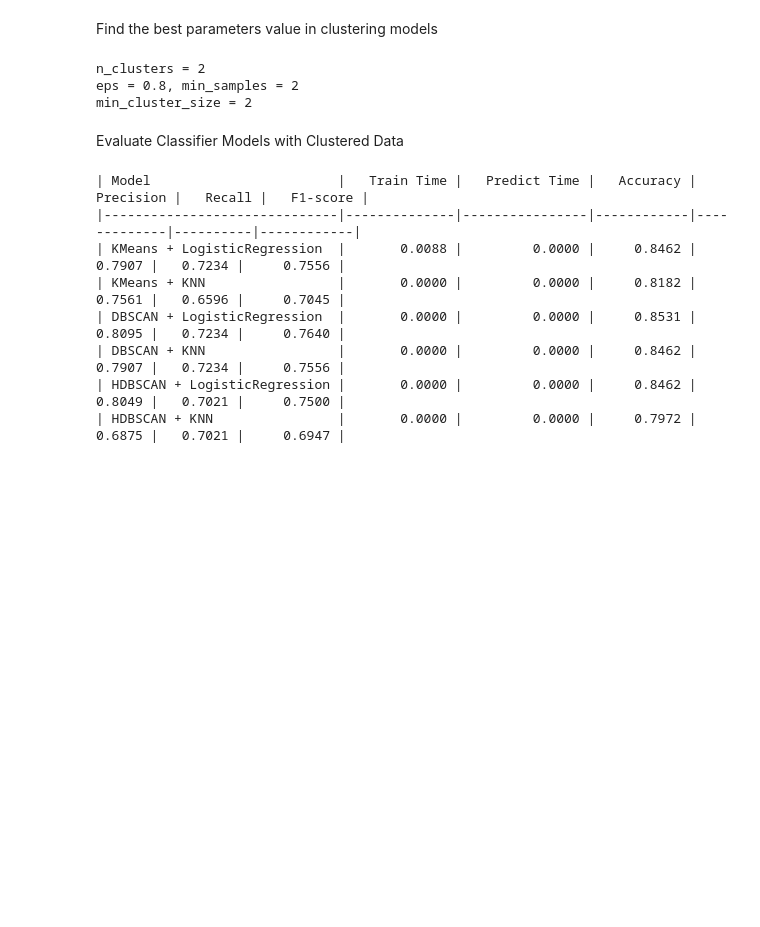
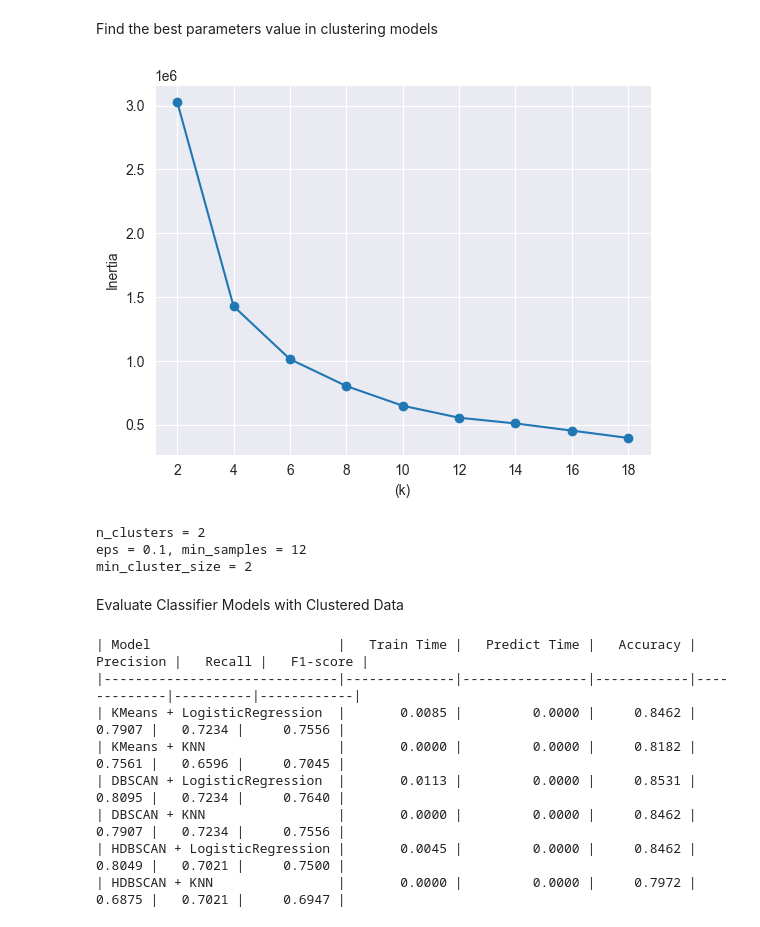
Before and after one commit to mohamad-hk/titanic-passenger-survival-prediction, a Jupyter notebook: main.ipynb, the cells around one changed output. Cells and saved outputs as stored; diff of their text form; code cells hidden in the pictures; blank space fills up the shorter version.

Commit message:
Calculate inertia metric for Kmeans

```diff
--- a/main.ipynb
+++ b/main.ipynb
@@ -328,6 +328,9 @@ hdbscan_best = (0, 0.0)
 kmeans_max_sil = -1
 dbscan_max_sil = -1
 hdbscan_max_sil = -1
+inertias = []
+k_values = range(2, 20, 2)
+
 
 for k in range(2, 20):
     model = KMeans(n_clusters=k, random_state=42)
@@ -339,36 +342,50 @@ for k in range(2, 20):
     if sil > kmeans_max_sil:
         kmeans_max_sil = sil
         kmeans_best = (k, sil)
+
+
+#
+for k in k_values:
+    model = KMeans(n_clusters=k, random_state=42)
+    model.fit(X_cluster)
+    inertias.append(model.inertia_)
+
+plt.plot(k_values, inertias, marker='o')
+plt.xlabel('(k)')
+plt.ylabel('Inertia')
+plt.grid(True)
+plt.show()
 
 for eps in np.arange(0.1, 1.0, 0.1):
     for min_samples in range(2, 20, 2):
         model = DBSCAN(eps=eps, min_samples=min_samples)
         labels = model.fit_predict(X_cluster)
         if len(set(labels)) <= 1 or np.all(labels == -1):
             continue
         sil = silhouette_score(X_cluster, labels)
 
         if sil > dbscan_max_sil:
             dbscan_max_sil = sil
             dbscan_best = (eps, min_samples, sil)
 
 for size in range(2, 20, 2):
     model = HDBSCAN(min_cluster_size=size)
     labels = model.fit_predict(X_cluster)
     if len(set(labels)) <= 1 or np.all(labels == -1):
         continue
     sil = silhouette_score(X_cluster, labels)
 
     if sil > hdbscan_max_sil:
         hdbscan_max_sil = sil
         hdbscan_best = (size, sil)
 
 print(f"n_clusters = {kmeans_best[0]}")
 print(f"eps = {dbscan_best[0]}, min_samples = {dbscan_best[1]}")
 print(f"min_cluster_size = {hdbscan_best[0]}")
 # %% [output]
+[figure, added]
 n_clusters = 2
-eps = 0.8, min_samples = 2
+eps = 0.1, min_samples = 12
 min_cluster_size = 2
 # %% [markdown]
  Evaluate Classifier Models with Clustered Data
@@ -442,9 +459,9 @@ print(tabulate(
 # %% [output]
 | Model                        |   Train Time |   Predict Time |   Accuracy |   Precision |   Recall |   F1-score |
 |------------------------------|--------------|----------------|------------|-------------|----------|------------|
-| KMeans + LogisticRegression  |       0.0088 |         0.0000 |     0.8462 |      0.7907 |   0.7234 |     0.7556 |
+| KMeans + LogisticRegression  |       0.0085 |         0.0000 |     0.8462 |      0.7907 |   0.7234 |     0.7556 |
 | KMeans + KNN                 |       0.0000 |         0.0000 |     0.8182 |      0.7561 |   0.6596 |     0.7045 |
-| DBSCAN + LogisticRegression  |       0.0000 |         0.0000 |     0.8531 |      0.8095 |   0.7234 |     0.7640 |
+| DBSCAN + LogisticRegression  |       0.0113 |         0.0000 |     0.8531 |      0.8095 |   0.7234 |     0.7640 |
 | DBSCAN + KNN                 |       0.0000 |         0.0000 |     0.8462 |      0.7907 |   0.7234 |     0.7556 |
-| HDBSCAN + LogisticRegression |       0.0000 |         0.0000 |     0.8462 |      0.8049 |   0.7021 |     0.7500 |
+| HDBSCAN + LogisticRegression |       0.0045 |         0.0000 |     0.8462 |      0.8049 |   0.7021 |     0.7500 |
 | HDBSCAN + KNN                |       0.0000 |         0.0000 |     0.7972 |      0.6875 |   0.7021 |     0.6947 |
```
Also changed, not shown: parts of 1 cell of this notebook.
